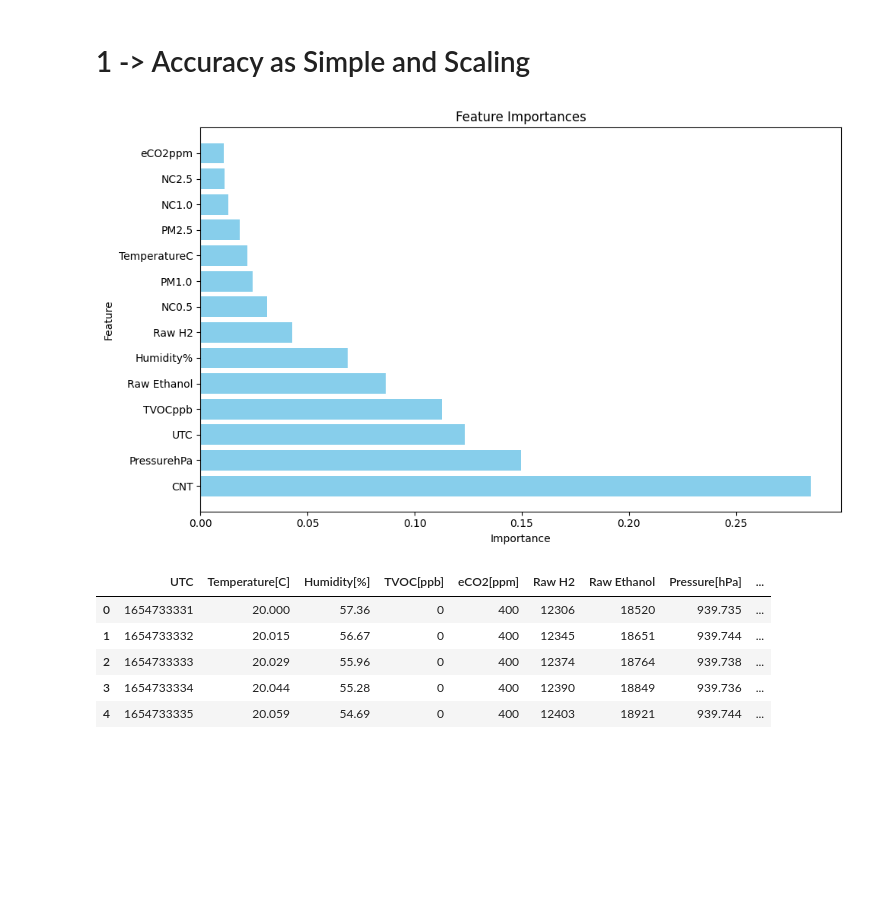
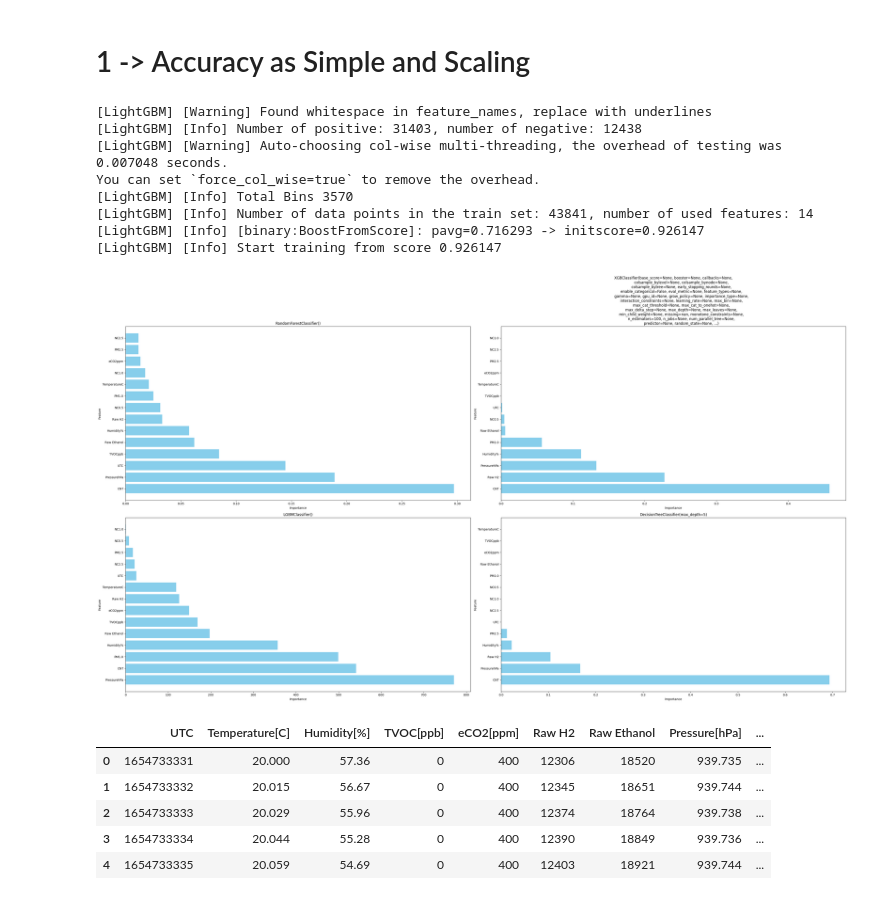
Before and after one commit to dhaval079/smoke-detection, a Jupyter notebook: smoke_detection.ipynb, the cells around one changed output. Saved outputs shown, nothing was run; the diff lists cells and outputs as text; code cells hidden in the pictures; blank space fills up the shorter version.

```diff
--- a/smoke_detection.ipynb
+++ b/smoke_detection.ipynb
@@ -232,29 +264,53 @@ def model(y):
     print("F1 score : ",f1_score(y_test,y_pred))
     print("AUC score : ",roc_auc_score(y_test,y_pred))
 # %%
-clf=RandomForestClassifier()
-clf.fit(X_train,y_train)
-# Get feature importances from the trained model
-importances = clf.feature_importances_
+def feature(y, ax):
+    clf = y
+    clf.fit(X_train, y_train)
 
-# Get the column names
-feature_names = X_train.columns
+    # Get feature importances from the trained model
+    importances = clf.feature_importances_
 
-# Get the indices of features sorted by importance
-indices = importances.argsort()[::-1]
+    # Get the column names
+    feature_names = X_train.columns
 
-# Plotting the feature importances
-plt.figure(figsize=(10, 6))
-plt.title("Feature Importances")
-plt.barh(range(X_train.shape[1]), importances[indices], color='skyblue', align="center")
-plt.yticks(range(X_train.shape[1]), feature_names[indices])
-plt.ylim([-1, X_train.shape[1]])
-plt.xlabel("Importance")
-plt.ylabel("Feature")
+    # Get the indices of features sorted by importance
+    indices = importances.argsort()[::-1]
+
+    # Plotting the feature importances on the provided axis
+    ax.barh(range(X_train.shape[1]), importances[indices], color='skyblue', align="center")
+    ax.set_title("Feature Importances :" )
+    ax.set_title(y)
+    ax.set_yticks(range(X_train.shape[1]))
+    ax.set_yticklabels(feature_names[indices])
+    ax.set_ylim([-1, X_train.shape[1]])
+    ax.set_xlabel("Importance")
+    ax.set_ylabel("Feature")
+
+# Assuming you have a list of classifiers 'algos'
+num_plots = len(algos)
+num_rows = 2
+num_columns = (num_plots + num_rows - 1) // num_rows
+
+fig, axes = plt.subplots(num_rows, num_columns, figsize=(35,20))
+
+for i, x in enumerate(algos):
+    row_index = i // num_columns
+    col_index = i % num_columns
+    feature(x, axes[row_index, col_index])
+
 plt.tight_layout()
 plt.show()
 # %% [output]
+[LightGBM] [Warning] Found whitespace in feature_names, replace with underlines
+[LightGBM] [Info] Number of positive: 31403, number of negative: 12438
+[LightGBM] [Warning] Auto-choosing col-wise multi-threading, the overhead of testing was 0.007048 seconds.
+You can set `force_col_wise=true` to remove the overhead.
+[LightGBM] [Info] Total Bins 3570
+[LightGBM] [Info] Number of data points in the train set: 43841, number of used features: 14
+[LightGBM] [Info] [binary:BoostFromScore]: pavg=0.716293 -> initscore=0.926147
+[LightGBM] [Info] Start training from score 0.926147
-[figure, old version]
+[figure, new version]
 # %%
 df.head()
 # %% [output]
```
Also changed, not shown: parts of 10 cells of this notebook.
